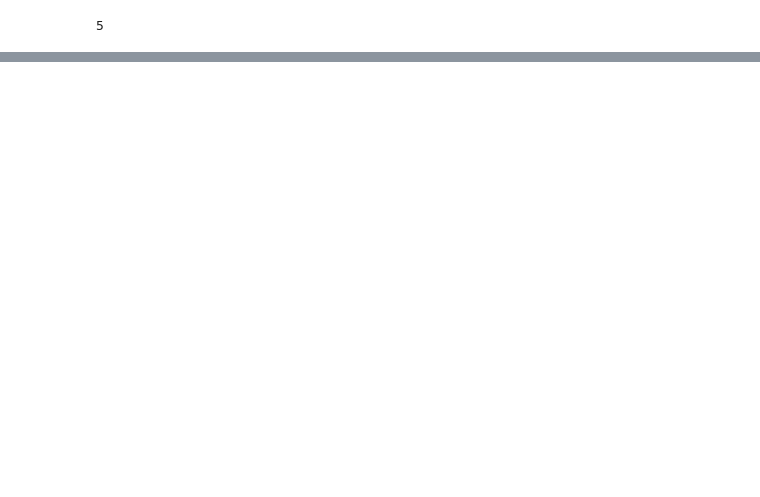
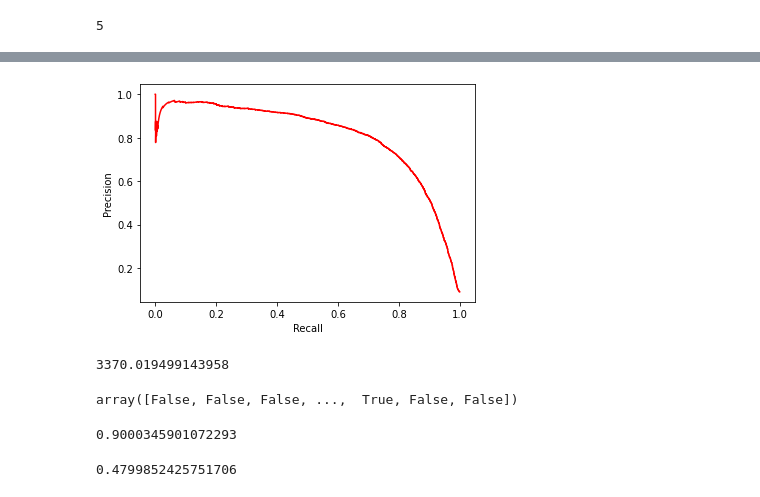
Before and after one commit to ceao1/handson_ml, a Jupyter notebook: mnist.ipynb, the cells around one changed output, grey strips where cells are left out. Drawn from its saved outputs; the diff is of its cells as text; code cells hidden in the pictures; blank space fills up the shorter version.

```diff
--- a/mnist.ipynb
+++ b/mnist.ipynb
@@ -89,0 +147,32 @@ f1_score: 0.7325171197343846
+# %%
+def plot_precision_vs_recall(precisions, recalls):
+    plt.plot(recalls[:-1], precisions[:-1], 'r-',)
+    plt.xlabel('Recall')
+    plt.ylabel('Precision')
+# %%
+#here you can see directly the precision vs recall
+plot_precision_vs_recall(precisions, recalls)
+plt.show()
+# %% [output]
+[figure, added]
+# %%
+#you can see the threshold for a specific value of precision
+threshold_90_precision = thresholds[np.argmax(precisions>=0.90)]
+threshold_90_precision
+# %% [output]
+3370.019499143958
+# %%
+y_train_pred_90 = (y_scores >= threshold_90_precision)
+y_train_pred_90
+# %% [output]
+array([False, False, False, ...,  True, False, False])
+# %%
+#we can see the precision request for that threshold
+precision_score(y_train5, y_train_pred_90)
+# %% [output]
+0.9000345901072293
+# %%
+#here we can see the recall in that fixed threshol
+recall_score(y_train5, y_train_pred_90)
+# %% [output]
+0.4799852425751706
```
Also changed, not shown: parts of 46 cells of this notebook, 2 other files.
